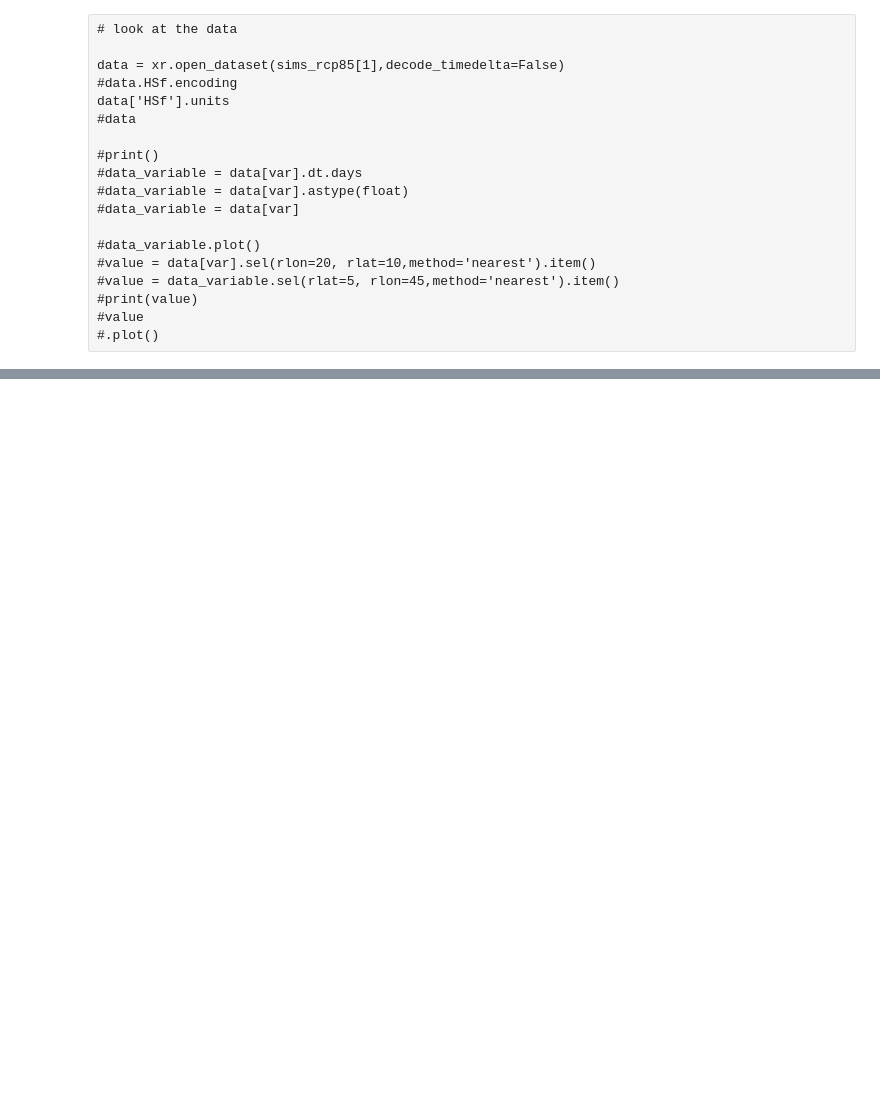
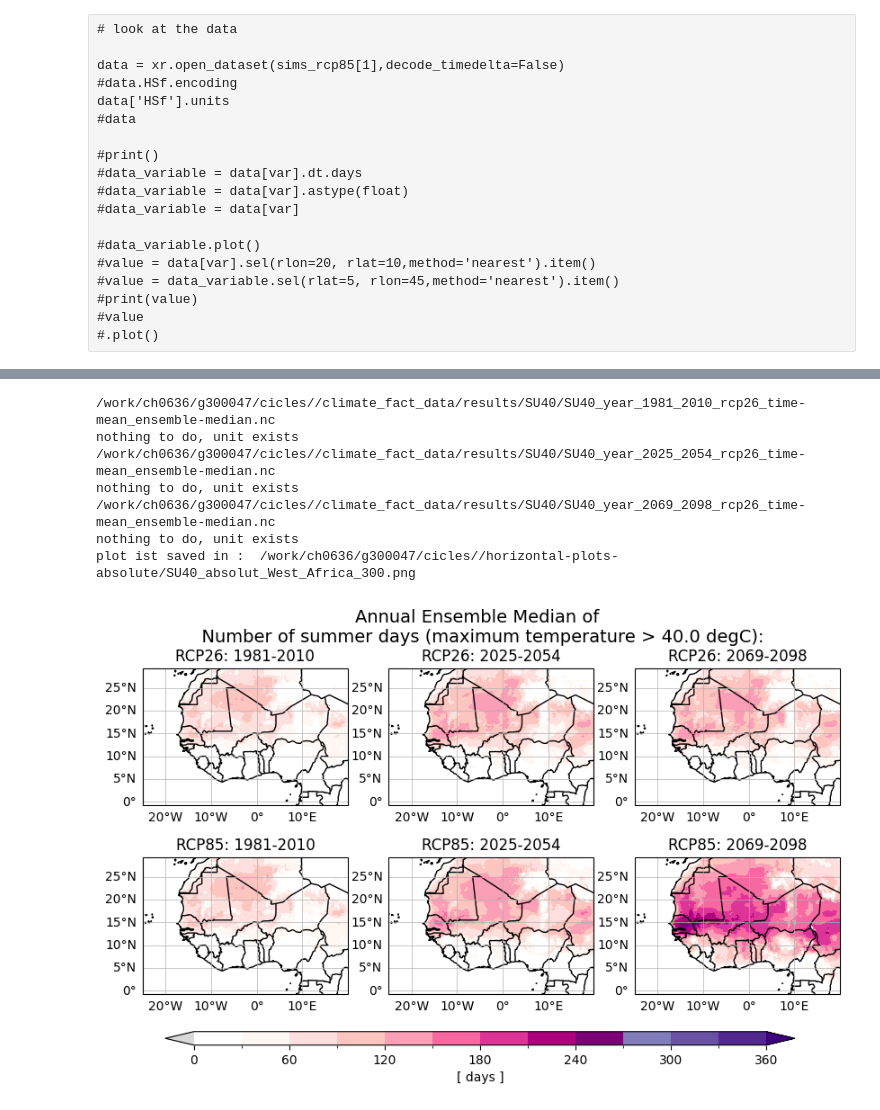
Before and after one commit to KatharinaBuelow/heat-indicators-africa, a Jupyter notebook: Notebooks/horiplot-heat-indicator-diff-robust.ipynb, the cells around one changed output, grey strips where cells are left out. Cells and saved outputs as stored; diff of their text form; code cells hidden in the pictures; blank space fills up the shorter version.

Commit message:
notebook with colors

```diff
--- a/Notebooks/horiplot-heat-indicator-diff-robust.ipynb
+++ b/Notebooks/horiplot-heat-indicator-diff-robust.ipynb
@@ -24,8 +21,8 @@ home=os.getcwd()
 # The data is quite large, therefore I use my work
 database='/work/ch0636/g300047/cicles/'
 # set directories
-datadir=database +'/climate_fact_data_tmp/results/'
-plotdir=database+'/horizontal-plots'
+datadir=database +'/climate_fact_data/results'
+plotdir=database+'/horizontal-plots-absolute'
 # %%
 directory_available(plotdir)
 # %%
@@ -63,3 +89,13 @@ robust_rcp85.sort()
+# %%
+# Get the list of files for difference plots
+#sims_rcp26 = glob.glob(datadir+'/'+var+'/'+var+'*'+timefreq+'*'+list_rcp26+'*'+what)
+#sims_rcp85 = glob.glob(datadir+'/'+var+'/'+var+'*'+timefreq+'*'+list_rcp85+'*'+what)
+
+sims_rcp26 = glob.glob(datadir+'/'+var+'/'+var+'*'+timefreq+'*'+list_rcp26+'*'+what)
+sims_rcp85 = glob.glob(datadir+'/'+var+'/'+var+'*'+timefreq+'*'+list_rcp85+'*'+what)
+# Sort the files to ensure correct order
+sims_rcp26.sort()
+sims_rcp85.sort()
 # %%
 sims_rcp85
 # %% [output]
@@ -69 +105,20 @@ sims_rcp85
+# %%
+# for absolute plots year
+if var in ['TR','SU35','SU30','SU40','HSn']:
+    color_steps=['#d9d9d9','#ffffff','#fff7f3','#fde0dd','#fcc5c0','#fa9fb5','#f768a1','#dd3497','#ae017e','#7a0177','#807dba','#6a51a3','#54278f','#3f007d']
+elif var in ['TG',]:
+    color_steps=['#d9d9d9','#ffffff','#ffffcc','#ffeda0','#fed976','#feb24c','#fd8d3c','#fc4e2a','#e31a1c','#bd0026','#800026']
+elif var in ['HSx','HSf']:
+    color_steps=['#d9d9d9','#ffffff','#f7f4f9','#e7e1ef','#d4b9da','#c994c7','#df65b0','#e7298a','#ce1256','#980043','#67001f']
+else:
+    print('no color steps defined')
+
+if var=='TR':
+    level_steps=[0,30,60,90,120,150,180,210,240,270,300,330,360]
+elif var=='TG':
+    level_steps=[0,10,15,18,21,24,27,30,33]
+elif var in ['SU30','SU40','SU35','HSn']:
+    level_steps=[0,30,60,90,120,150,180,210,240,270,300,330,360]
+else:
+    print('no level_steps for '+ var+' are providet')
 # %%
@@ -127,3 +187,24 @@ data['HSf'].units
+# %%
+plot_6absolut(
+     sims_rcp26,
+     sims_rcp85,
+     level_steps,
+     color_steps,
+     plotdir,
+     title=title_part,
+     var=var,
+     westafrica=True,
+     user_dpi=300,   # default is 300, 1200 for printings
+     )
+# %% [output]
+/work/ch0636/g300047/cicles//climate_fact_data/results/SU40/SU40_year_1981_2010_rcp26_time-mean_ensemble-median.nc
+nothing to do, unit exists
+/work/ch0636/g300047/cicles//climate_fact_data/results/SU40/SU40_year_2025_2054_rcp26_time-mean_ensemble-median.nc
+nothing to do, unit exists
+/work/ch0636/g300047/cicles//climate_fact_data/results/SU40/SU40_year_2069_2098_rcp26_time-mean_ensemble-median.nc
+nothing to do, unit exists
+plot ist saved in :  /work/ch0636/g300047/cicles//horizontal-plots-absolute/SU40_absolut_West_Africa_300.png
+[figure, added]
 # %%
 plot_6diff(
      sims_rcp26,
```
Also changed, not shown: parts of 9 cells of this notebook.
